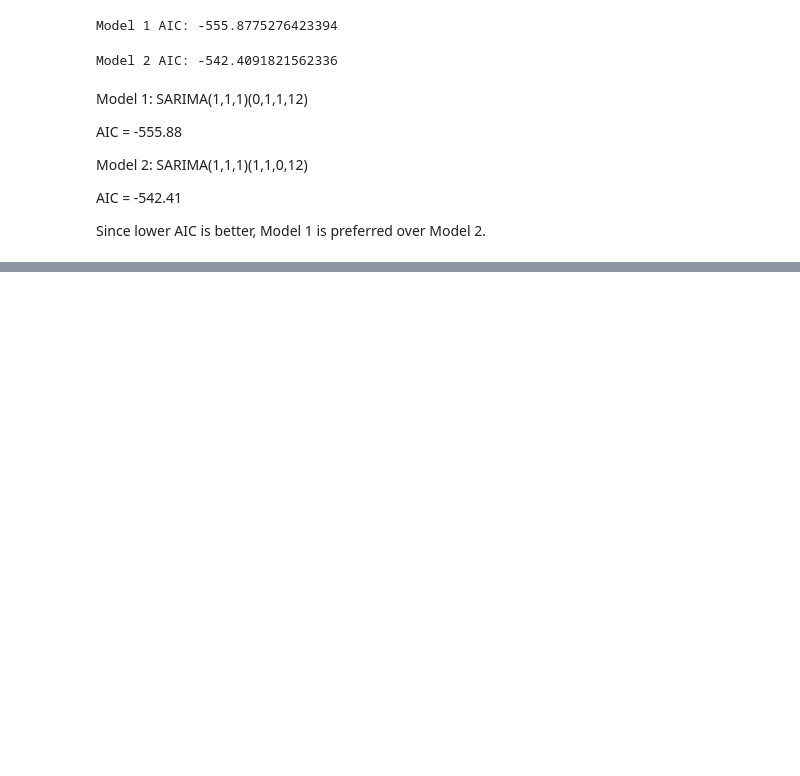
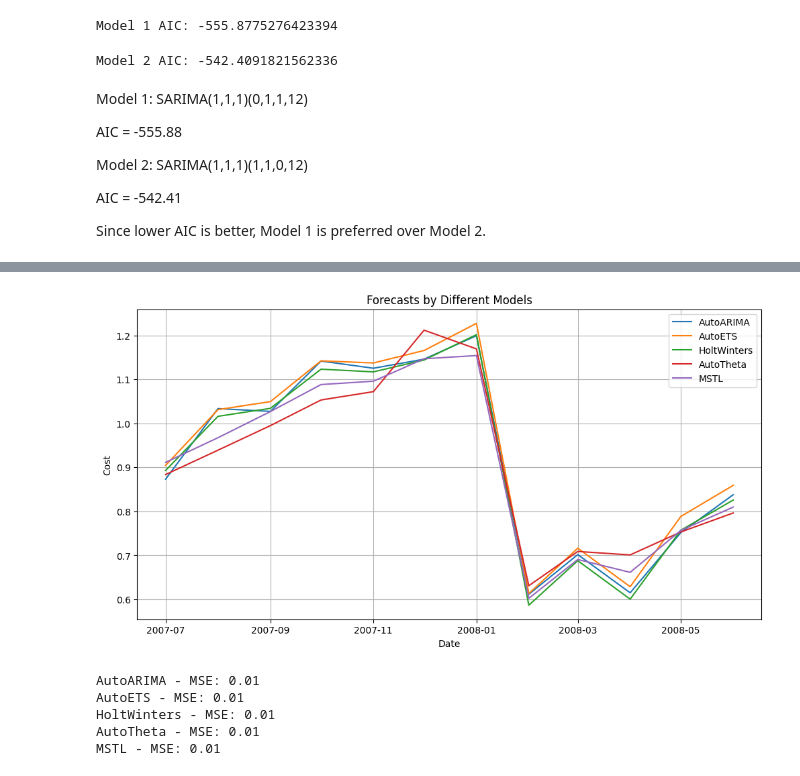
Before and after one commit to innosevda/Data-Science-CRN-20018, a Jupyter notebook: Homework9.ipynb, the cells around one changed output, grey strips where cells are left out. Saved outputs shown, nothing was run; the diff lists cells and outputs as text; code cells hidden in the pictures; blank space fills up the shorter version.

```diff
--- a/Homework9.ipynb
+++ b/Homework9.ipynb
@@ -157,0 +242,11 @@ Since lower AIC is better, Model 1 is preferred over Model 2.
+# %%
+# Convert the series to a long-format DataFrame
+df = ap1.reset_index()  # 'Month' becomes a column
+df.columns = ['ds', 'y']
+df['unique_id'] = 'series_1'  # Required by StatsForecast
+
+# Final DataFrame:
+#   unique_id        ds         y
+#   ---------  ----------  -------
+#   series_1   1991-07-01   0.4298
+#   ...        ...         ...
@@ -157,0 +269,49 @@ Since lower AIC is better, Model 1 is preferred over Model 2.
+# %%
+train_df = df.iloc[:-12]
+test_df = df.iloc[-12:]
+# %%
+season_length = 12
+sf = StatsForecast(
+    models=[
+        AutoARIMA(season_length=season_length),
+        AutoETS(season_length=season_length),
+        HoltWinters(season_length=season_length),
+        AutoTheta(season_length=season_length),
+        MSTL(season_length=season_length)
+    ],
+    freq='MS',  # Monthly start
+    n_jobs=-1
+)
+
+forecasts_df = sf.forecast(df=train_df, h=12)
+# %%
+# Ensure the 'ds' column is datetime
+forecasts_df['ds'] = pd.to_datetime(forecasts_df['ds'])
+
+# Plot forecasts
+plt.figure(figsize=(12, 6))
+for col in forecasts_df.columns:
+    if col not in ['unique_id', 'ds']:
+        plt.plot(forecasts_df['ds'], forecasts_df[col], label=col)
+
+plt.legend()
+plt.title('Forecasts by Different Models')
+plt.xlabel('Date')
+plt.ylabel('Cost')
+plt.grid(True)
+plt.show()
+# %% [output]
+[figure, added]
+# %%
+actual = test_df['y'].values
+for col in forecasts_df.columns:
+    if col not in ['unique_id', 'ds']:
+        predicted = forecasts_df[col].values
+        mse = mean_squared_error(actual, predicted)
+        print(f'{col} - MSE: {mse:.2f}')
+# %% [output]
+AutoARIMA - MSE: 0.01
+AutoETS - MSE: 0.01
+HoltWinters - MSE: 0.01
+AutoTheta - MSE: 0.01
+MSTL - MSE: 0.01
```
Also changed, not shown: parts of 8 cells of this notebook.
